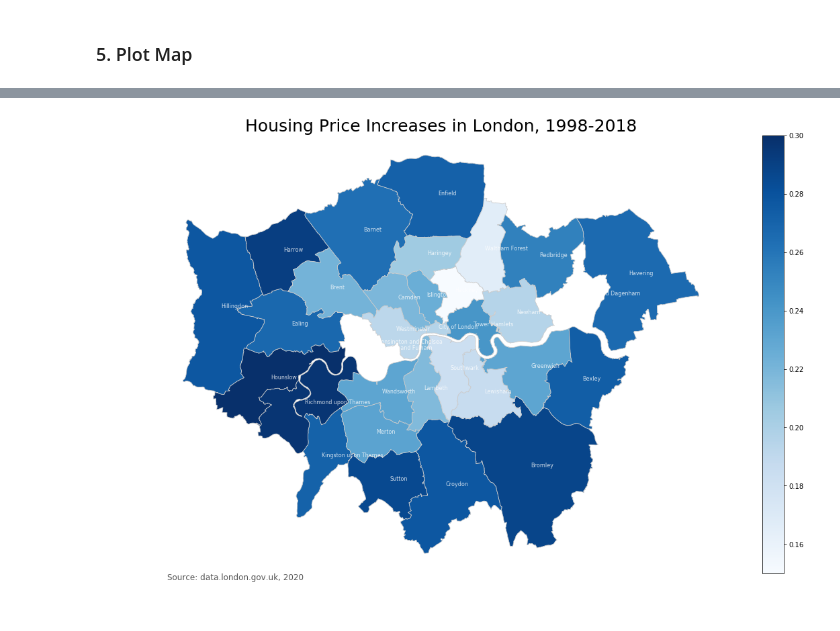
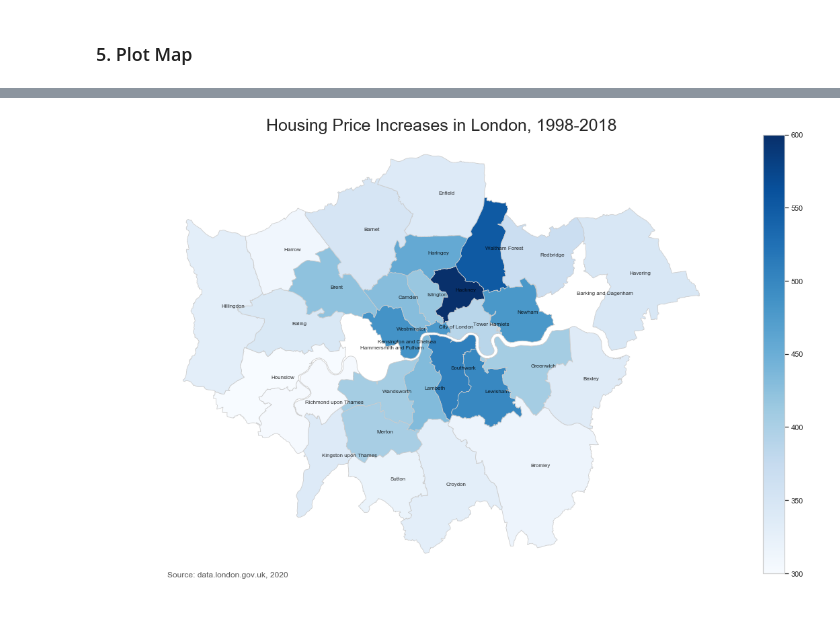
Before and after one commit to lanapalmer/SB_London_Housing, a Jupyter notebook: London-Housing-Prices.ipynb, the cells around one changed output, grey strips where cells are left out. Cells and saved outputs as stored; diff of their text form; code cells hidden in the pictures.

Commit message:
Updated increase to percentage, update final map

```diff
--- a/London-Housing-Prices.ipynb
+++ b/London-Housing-Prices.ipynb
@@ -543,7 +626,8 @@ Bear in mind: you don't have to write a function like this if you don't want to.
 def create_price_ratio(d):
     y1998 = float(d['Price'][d['Year']==1998])
     y2018 = float(d['Price'][d['Year']==2018])
-    ratio = [y1998/y2018]
+    increase = y2018 - y1998
+    ratio = increase / y1998 * 100
     return ratio
 # %%
 #Test function
@@ -567,6 +651,6 @@ print(final)
 # %%
 # Create dataframe of final
-df_ratios = pd.DataFrame(final)
+df_ratios = pd.DataFrame(final, index=[0])
 
 # Visual Check
 df_ratios.head()
@@ -689,23 +794,23 @@ merged.head()
 # %%
 v = "2018"
-vmin, vmax = .15, .3
+vmin, vmax = 300, 600
 fig, ax = plt.subplots(1, figsize=(20, 12))
 
 merged.plot(column=v, cmap='Blues', linewidth=0.8, ax=ax, edgecolor="0.8")
 ax.axis("off")
 
 sm = plt.cm.ScalarMappable(cmap="Blues", norm=plt.Normalize(vmin=vmin, vmax=vmax))
 
 texts = []
 for x, y, label in zip(map_df_points.geometry.x, map_df_points.geometry.y, map_df_points["NAME"]):
-    texts.append(plt.text(x, y, label, fontsize = 8, color='white', alpha=0.8),)
+    texts.append(plt.text(x, y, label, fontsize = 8, color='black', alpha=0.8),)
 
 
 ax.annotate("Source: data.london.gov.uk, 2020",xy=(0.1, .08),  xycoords="figure fraction", horizontalalignment="left", verticalalignment='top', fontsize=12, color="#555555")
 ax.set_title("Housing Price Increases in London, 1998-2018", fontdict={'fontsize': '25', 'fontweight' : '3'})
 
 sm._A = []
 cbar = fig.colorbar(sm)
 fig.savefig("map_export.png", dpi=300);
 # %% [output]
-[figure, old version]
+[figure, new version]
```
Also changed, not shown: parts of 23 cells of this notebook, 1 other file.
